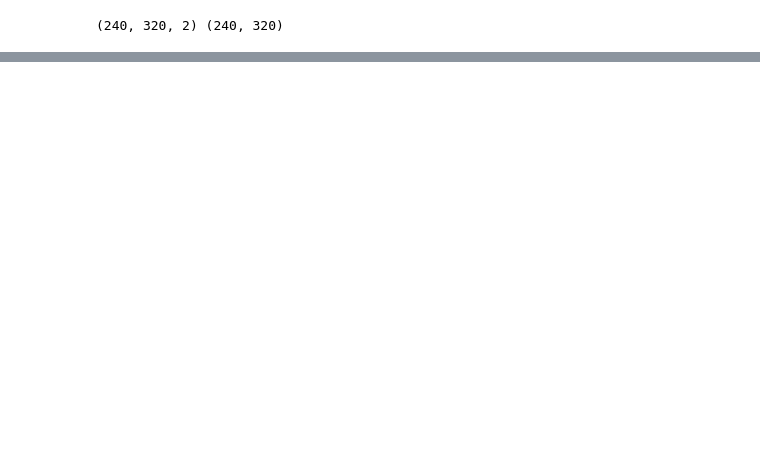
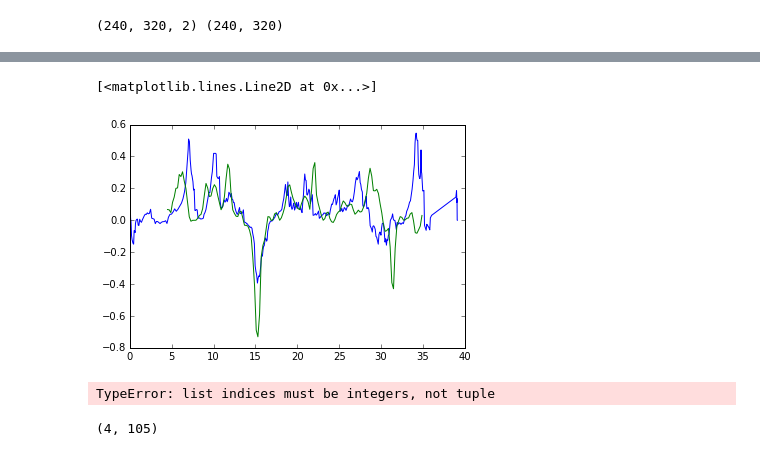
Before and after one commit to a1k0n/autorustler, a Jupyter notebook: diyrobocars/ekf_numeric.ipynb, the cells around one changed output, grey strips where cells are left out. Saved outputs shown, nothing was run; the diff lists cells and outputs as text; code cells hidden in the pictures; blank space fills up the shorter version.

```diff
--- a/diyrobocars/ekf_numeric.ipynb
+++ b/diyrobocars/ekf_numeric.ipynb
@@ -144,6 +227,6 @@ np.savetxt("udplane.txt", udplane[:, :, :2].reshape(-1), newline=",\n")
 # %%
 udm1, udm2 = cv2.fisheye.initUndistortRectifyMap(
-    camera_matrix, dist_coeffs, Rdown, new_camera_matrix, (320, 240), cv2.CV_16SC2)
+    camera_matrix, dist_coeffs, Rdown, birdseye_camera_matrix, (320, 240), cv2.CV_16SC2)
 print udm1.shape, udm2.shape
 # %% [output]
 (240, 320, 2) (240, 320)
@@ -212,12 +279,12 @@ def kalman_update_cam(img, x, P, mask, dt):
 # %%
 def kalman_update_imu(x, P, u, accel, gyro, dt):
     z_k, H_k = h_imu(x, u)
-    # convert accelerometer gs to cm/s^2
-    accel = 980 * units_per_cm * accel
+    # convert accelerometer gs to m/s^2
+    accel = 9.8 * accel
     y_k = np.float32([gyro[2], accel[0], accel[1]]) - z_k
 
     # accelerometer measurements are hugely noisy, almost not even worth it
-    Rk = np.diag([1e-2, units_per_cm*200, units_per_cm*200])**2  # measure the actual noise?
+    Rk = np.diag([1e-2, 2, 2])**2  # measure the actual noise?
 
     S = np.dot(H_k, np.dot(P, H_k.T)) + Rk
     K = np.dot(P, np.dot(H_k.T, np.linalg.inv(S)))
@@ -232 +558,4 @@ def kalman_update_imu(x, P, u, accel, gyro, dt):
+# %%
+U_THRESH = 112
+V_THRESH = 135
 # %%
@@ -410,0 +855,16 @@ NameError: global name 'kalman_log' is not defined
+# %%
+state_log = np.float32(state_log)
+plt.plot(state_log[:, 0], state_log[:, 5])
+plt.plot(4.5 + np.arange(len(trackmap_curvature)) * MAP_SPACING, trackmap_curvature)
+# %% [output]
+[<matplotlib.lines.Line2D at 0x...>]
+[figure, added]
+# %%
+plt.plot(state_log[:, 0], np.sqrt(state_log[:, 5]))
+# %% [output]
+TypeError: list indices must be integers, not tuple
+# %%
+import sim
+sim.track.shape
+# %% [output]
+(4, 105)
```
Also changed, not shown: parts of 35 cells of this notebook, 19 other files.
